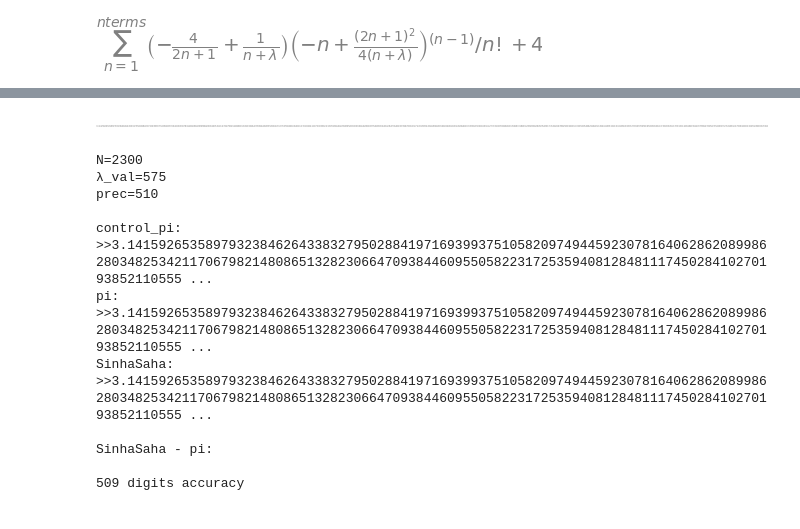
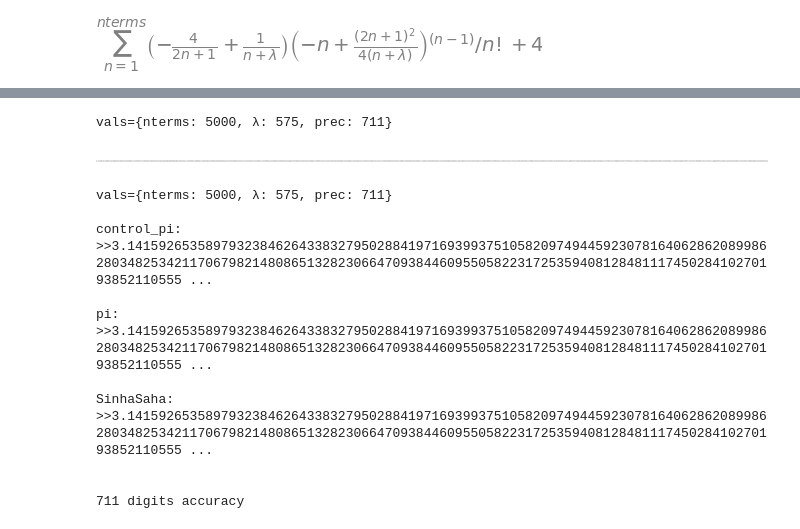
Before and after one commit to klmcwhirter/pi-day-2025-with-py, a Jupyter notebook: jupyter/sinha_saha.ipynb, the cells around one changed output, grey strips where cells are left out. Cells and saved outputs as stored; diff of their text form; code cells hidden in the pictures.

Commit message:
Improve sinha_saha to 711 digits

```diff
--- a/jupyter/sinha_saha.ipynb
+++ b/jupyter/sinha_saha.ipynb
@@ -93,7 +91,7 @@ digits_match_until=-1
 # %% [markdown]
 ## sympy representation of SinhaSaha
 # %%
-n = sym.symbols('n', integer=True, positive=True)
+n, nterms, prec = sym.symbols('n nterms prec', integer=True, positive=True)
 λ, π = sym.symbols('λ π', real=True)
 SinhaSaha = sym.symbols('SinhaSaha', cls=sym.Function)
 
@@ -105,7 +103,7 @@ sum_inner
 # %% [output]
 [figure]
 # %%
-nterms = sym.symbols('nterms', integer=True, positive=True)
+# nterms = sym.symbols('nterms', integer=True, positive=True)
 # nterms = sym.oo
 # nterms = sym.Integer(400)
 # nterms = sym.Integer(PREC)
@@ -117,10 +115,3 @@ SinhaSaha = 4 + sym.Sum((1 / sym.factorial(n)) * sum_inner, (n, 1, nterms))
 SinhaSaha
 # %% [output]
 [figure]
-# %%
-N = 2300
-λ_val = 575
-prec = 510
-
-SinhaSaha_subs = SinhaSaha.subs({λ: λ_val, nterms: N})
-SinhaSaha_subs
@@ -128,0 +118,10 @@ SinhaSaha_subs
+# %%
+vals = {
+    nterms: [7500, 5000, 2300, 400][1],
+    λ: [4, 575][1],
+    prec: [750, 711, 500, 130][1]
+}
+print(f'{vals=}')
+
+SinhaSaha_subs: sym.Add = SinhaSaha.subs(vals).gammasimp()
+SinhaSaha_subs
@@ -130,42 +148,42 @@ SinhaSaha_subs
 # SinhaSaha_complete = sym.Eq(π, SinhaSaha_subs)
 # SinhaSaha_complete
 # %%
-SinhaSaha_prec = SinhaSaha_subs.evalf(prec)
+mprint(f'{vals=}')
+print()
+
+SinhaSaha_prec = SinhaSaha_subs.evalf(vals[prec])
 SinhaSaha_prec
 # %% [output]
+vals={nterms: 5000, λ: 575, prec: 711}
-[figure, old version]
+[figure, new version]
 # %%
-mprint(f'{N=}')
-mprint(f'{λ_val=}')
-mprint(f'{prec=}')
+mprint(f'{vals=}')
 print()
 
-pi = sym.pi.evalf(prec)
-accuracy = (SinhaSaha_prec - pi).evalf(prec)
+pi = sym.pi.evalf(vals[prec])
+accuracy = (SinhaSaha_prec - pi).evalf(vals[prec])
 # print(SinhaSaha_prec)
 # print(pi)
 # print(accuracy)
 
-digits: int = int(sym.Abs(sym.floor(sym.log(accuracy) / sym.log(10)))) + 1
-# digits = prec
+digits: int = vals[prec] if accuracy == 0 else int(sym.Abs(sym.floor(sym.log(accuracy) / sym.log(10))))
 
-mprint('control_pi:\t', str(control_pi.evalf(prec)), digits)
+mprint('control_pi:\t', str(control_pi.evalf(vals[prec])), digits)
 mprint('pi:\t\t', str(pi), digits)
 
 mprint('SinhaSaha:\t', str(SinhaSaha_prec), digits)
 
-mprint('\nSinhaSaha - pi:', accuracy)
+# mprint('\nSinhaSaha - pi:', accuracy)
 
 mprint(f'\n{digits} digits accuracy')
 # %% [output]
-N=2300
-λ_val=575
-prec=510
+vals={nterms: 5000, λ: 575, prec: 711}
 
 control_pi:      >>3.14159265358979323846264338327950288419716939937510582097494459230781640628620899862803482534211706798214808651328230664709384460955058223172535940812848111745028410270193852110555 ...
+
 pi:              >>3.14159265358979323846264338327950288419716939937510582097494459230781640628620899862803482534211706798214808651328230664709384460955058223172535940812848111745028410270193852110555 ...
+
 SinhaSaha:       >>3.14159265358979323846264338327950288419716939937510582097494459230781640628620899862803482534211706798214808651328230664709384460955058223172535940812848111745028410270193852110555 ...
 
-SinhaSaha - pi:
 
-509 digits accuracy
+711 digits accuracy
```
Also changed, not shown: parts of 4 cells of this notebook, 3 other files.
